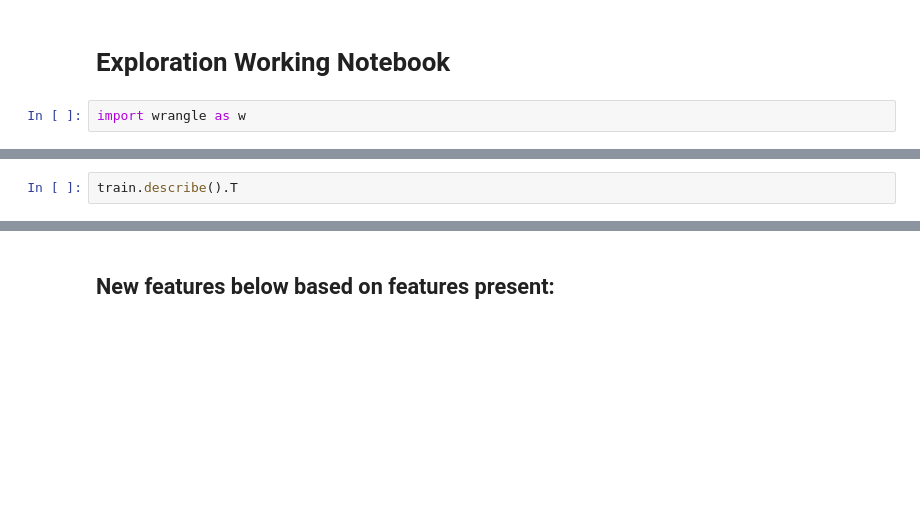
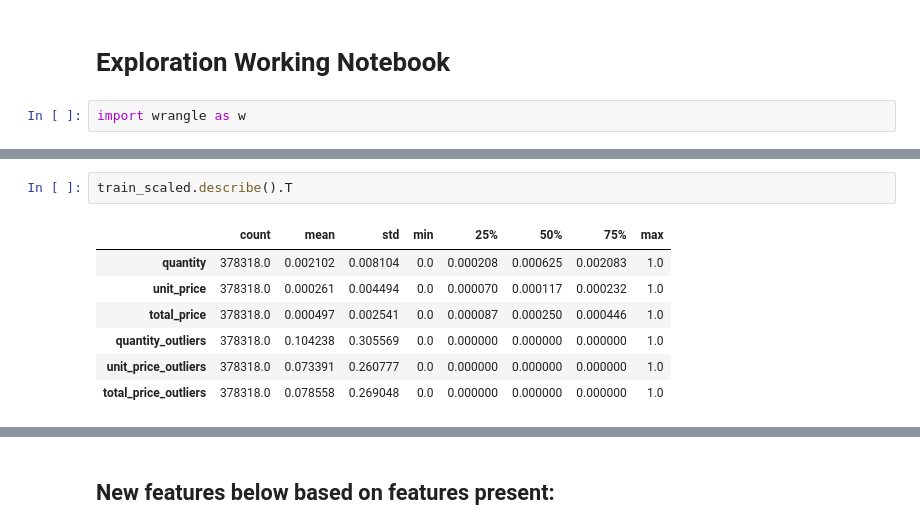
Before and after one commit to Marc-Aradillas/customer-segmentation-project, a Jupyter notebook: exp_working_nb.ipynb, the cells around one changed output, grey strips where cells are left out. Drawn from its saved outputs; the diff is of its cells as text; blank space fills up the shorter version.

```diff
--- a/exp_working_nb.ipynb
+++ b/exp_working_nb.ipynb
@@ -28,3 +82,11 @@ train.info()
 # %%
-train.describe().T
+train_scaled.describe().T
+# %% [output]
+|  | count | mean | std | min | 25% | 50% | 75% | max |
+| quantity | 378318.0 | 0.002102 | 0.008104 | 0.0 | 0.000208 | 0.000625 | 0.002083 | 1.0 |
+| unit_price | 378318.0 | 0.000261 | 0.004494 | 0.0 | 0.000070 | 0.000117 | 0.000232 | 1.0 |
+| total_price | 378318.0 | 0.000497 | 0.002541 | 0.0 | 0.000087 | 0.000250 | 0.000446 | 1.0 |
+| quantity_outliers | 378318.0 | 0.104238 | 0.305569 | 0.0 | 0.000000 | 0.000000 | 0.000000 | 1.0 |
+| unit_price_outliers | 378318.0 | 0.073391 | 0.260777 | 0.0 | 0.000000 | 0.000000 | 0.000000 | 1.0 |
+| total_price_outliers | 378318.0 | 0.078558 | 0.269048 | 0.0 | 0.000000 | 0.000000 | 0.000000 | 1.0 |
 # %%
```
Also changed, not shown: parts of 17 cells of this notebook, 2 other files.
